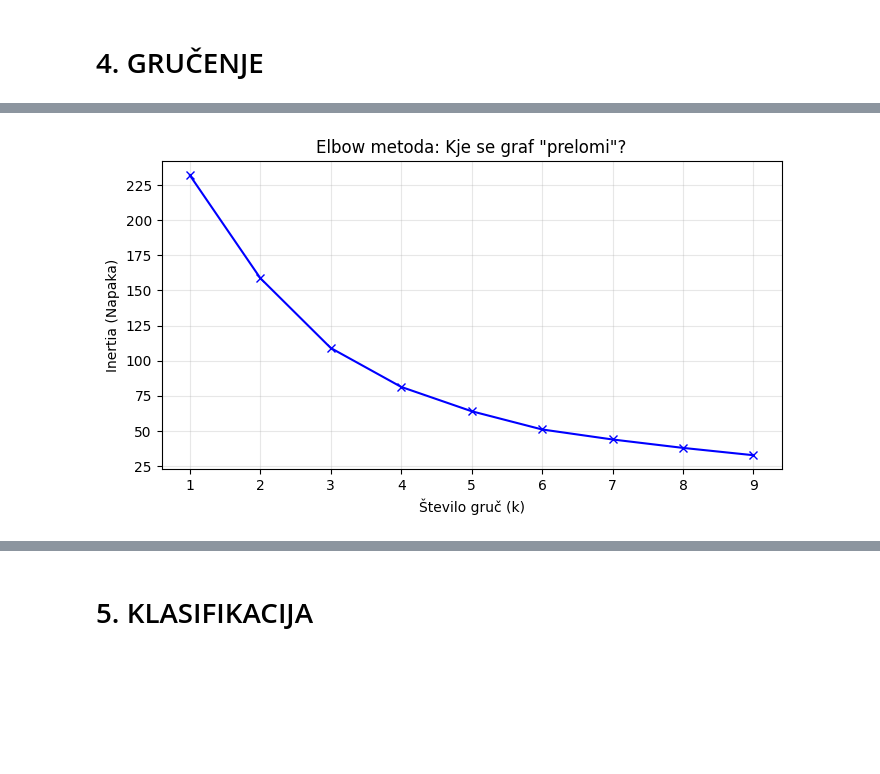
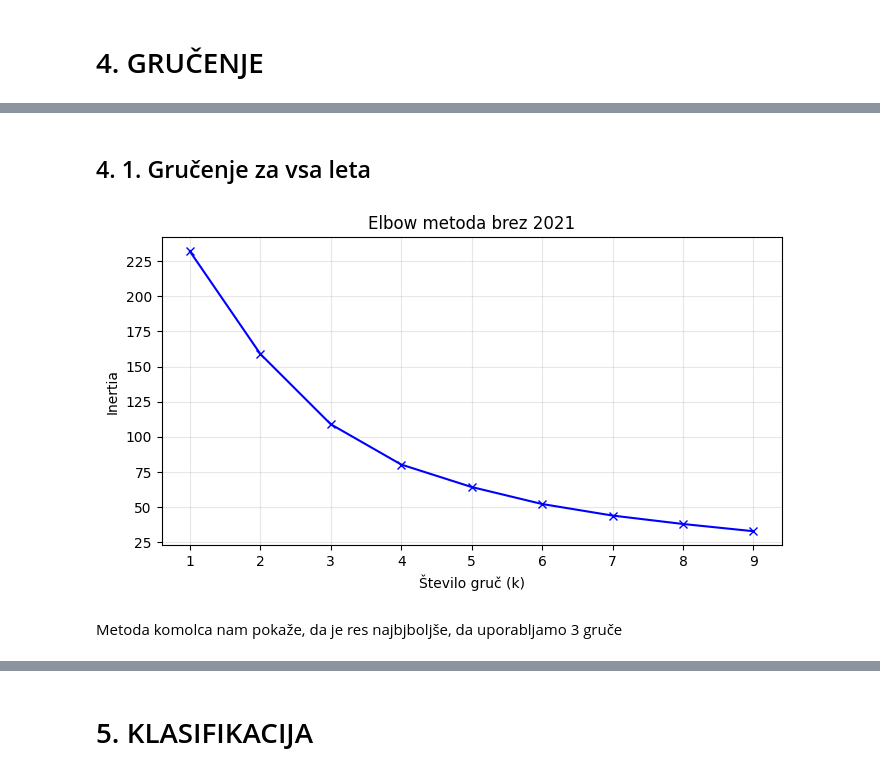
Before and after one commit to matijag13/kriminaliteta, a Jupyter notebook: ISSU_Projekt_Gusel.ipynb, the cells around one changed output, grey strips where cells are left out. Cells and saved outputs as stored; diff of their text form; code cells hidden in the pictures; blank space fills up the shorter version.

```diff
--- a/ISSU_Projekt_Gusel.ipynb
+++ b/ISSU_Projekt_Gusel.ipynb
@@ -906,34 +840,34 @@ Gruča C: "Problematična območja" (Malo zaposlenih, a veliko kriminala).
+# %% [markdown]
+## 4. 1. Gručenje za vsa leta
 # %%
-# --- A) PRIPRAVA PODATKOV (Povprečje vseh 11 let) ---
-df_clustering = df_master.groupby('Upravna_enota')[[
-    'kriminaliteta_na_1000_preb',
-    'delez_tujcev',
-    'delez_delovno_aktivnih',
-    'Prebivalstvo'
+df_no2021 = df_master[df_master["leto"] != 2021].copy()
 
+df_clustering = df_no2021.groupby("Upravna_enota")[[
+    "kriminaliteta_na_1000_preb",
+    "delez_tujcev",
+    "delez_delovno_aktivnih",
+    "Prebivalstvo"
 ]].mean()
 
-# --- B) STANDARDIZACIJA ---
 scaler = StandardScaler()
 X_scaled = scaler.fit_transform(df_clustering)
 
-# --- C) ELBOW METODA ---
+
 inertia = []
-range_values = range(1, 10)
+for i in range(1, 10):
+    km = KMeans(n_clusters=i, random_state=42, n_init=10)
+    km.fit(X_scaled)
+    inertia.append(km.inertia_)
 
-for i in range_values:
-    kmeans = KMeans(n_clusters=i, random_state=42, n_init=10)
-    kmeans.fit(X_scaled)
-    inertia.append(kmeans.inertia_)
-
-# Izris grafa
-plt.figure(figsize=(8, 4))
-plt.plot(range_values, inertia, 'bx-')
-plt.xlabel('Število gruč (k)')
-plt.ylabel('Inertia (Napaka)')
-plt.title('Elbow metoda: Kje se graf "prelomi"?')
+plt.figure(figsize=(8,4))
+plt.plot(range(1, 10), inertia, "bx-")
+plt.xlabel("Število gruč (k)")
+plt.ylabel("Inertia")
+plt.title("Elbow metoda brez 2021")
 plt.grid(True, alpha=0.3)
 plt.show()
 # %% [output]
-[figure, old version]
+[figure, new version]
+# %% [markdown]
+Metoda komolca nam pokaže, da je res najbjboljše, da uporabljamo 3 gruče
 # %%
```
Also changed, not shown: parts of 74 cells of this notebook.
